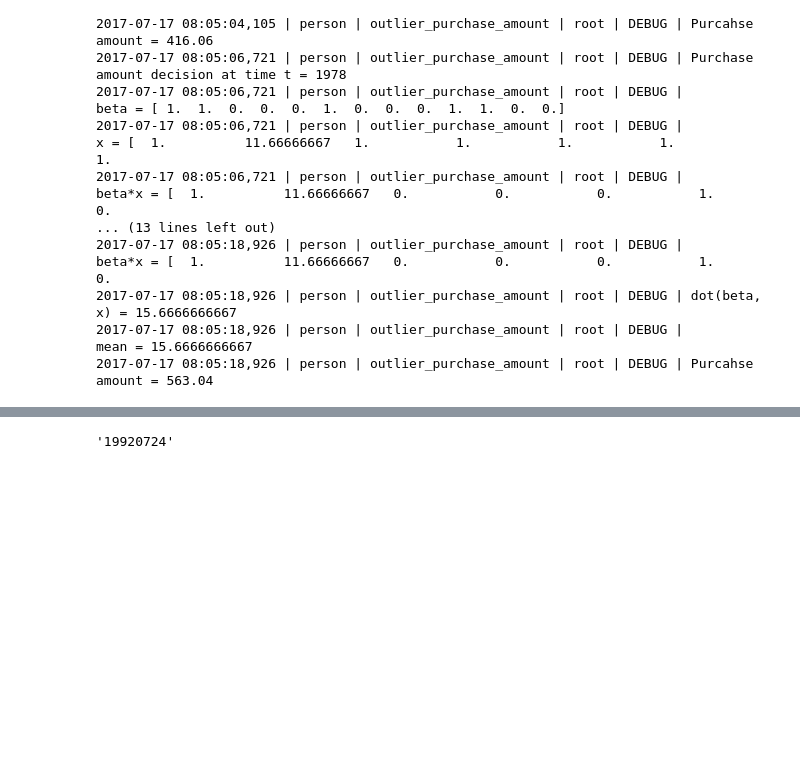
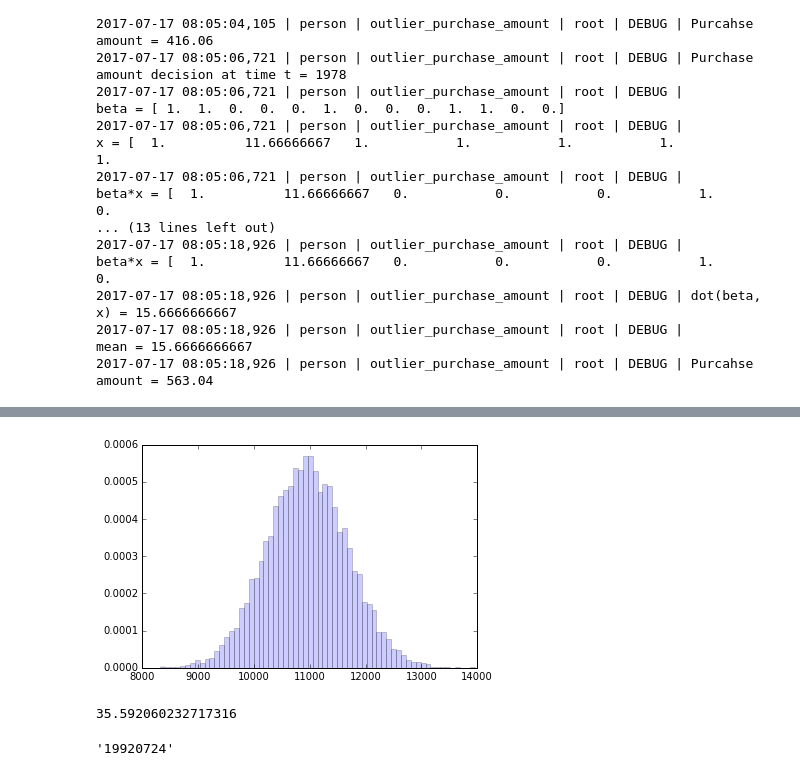
Before and after one commit to rwsharp/decisions, a Jupyter notebook: Response Tuning - purchase_amount.ipynb, the cells around one changed output, grey strips where cells are left out. Saved outputs shown, nothing was run; the diff lists cells and outputs as text; code cells hidden in the pictures; blank space fills up the shorter version.

```diff
--- a/Response Tuning - purchase_amount.ipynb
+++ b/Response Tuning - purchase_amount.ipynb
@@ -310,3 +322,15 @@ for lam in range(365*1, 365*1 + 1, 1000):
+# %%
+for lam in range(365*30, 365*30 + 1, 1000):
+    size = 10000
+    sample = np.random.normal(lam, 365*2, size)
+
+    plt.hist(sample, normed=True, bins=64, alpha=0.2)
+# %% [output]
+[figure, added]
+# %%
+13000/365.25
+# %% [output]
+35.592060232717316
 # %%
 from datetime import datetime, timedelta
 
```
Also changed, not shown: parts of 3 cells of this notebook, 3 other files.
